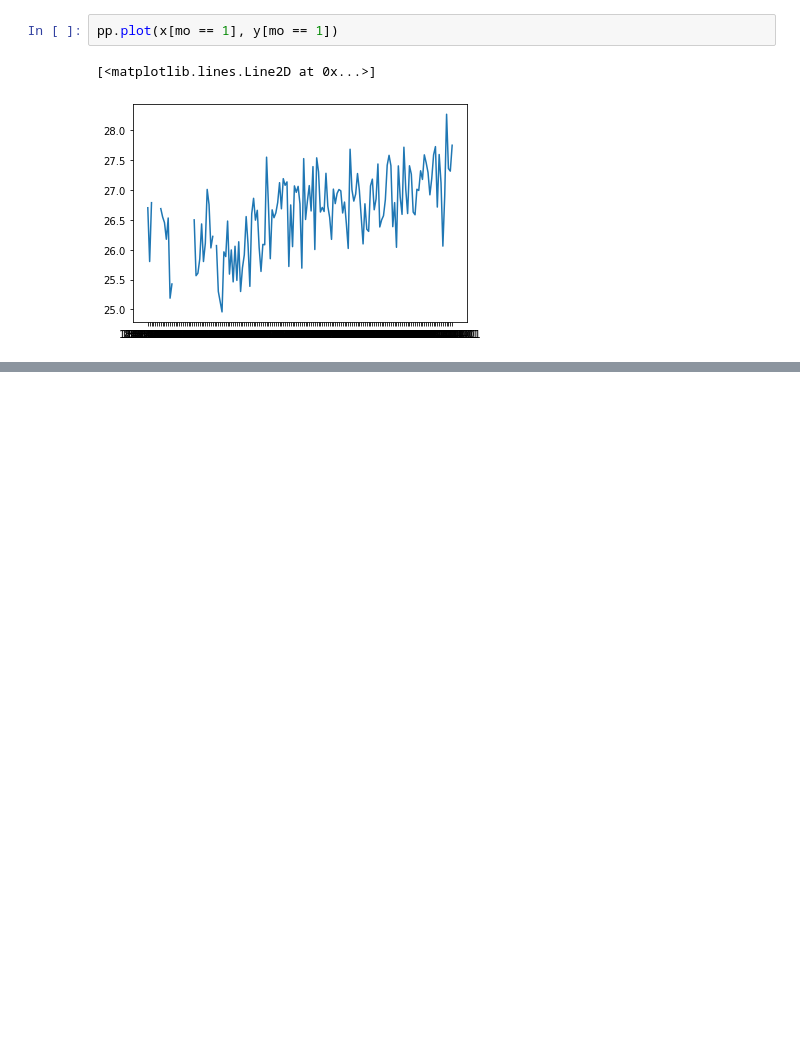
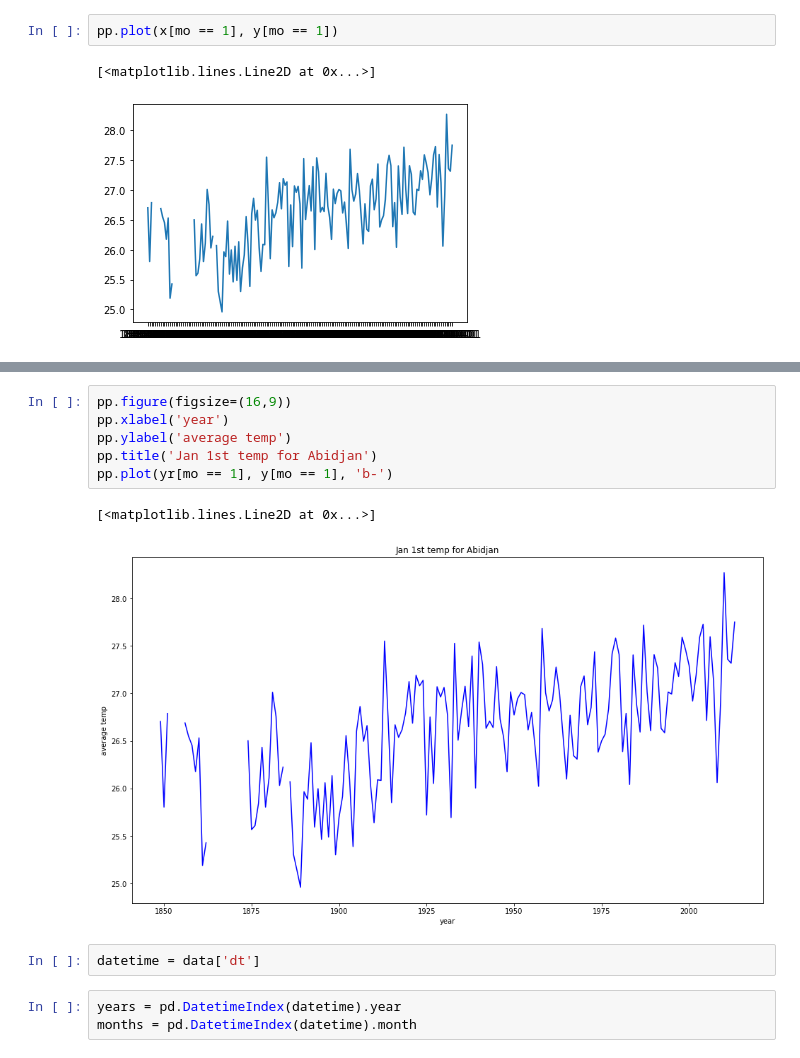
Before and after one commit to bgold-cosmos/mm2022, a Jupyter notebook: summer/exercise 2a.ipynb, the cells around one changed output, grey strips where cells are left out. Saved outputs shown, nothing was run; the diff lists cells and outputs as text; blank space fills up the shorter version.

```diff
--- a/summer/exercise 2a.ipynb
+++ b/summer/exercise 2a.ipynb
@@ -111,0 +139,14 @@ np.mean(y[mo == 1])
+# %%
+pp.figure(figsize=(16,9))
+pp.xlabel('year')
+pp.ylabel('average temp')
+pp.title('Jan 1st temp for Abidjan')
+pp.plot(yr[mo == 1], y[mo == 1], 'b-')
+# %% [output]
+[<matplotlib.lines.Line2D at 0x...>]
+[figure, added]
+# %%
+datetime = data['dt']
+# %%
+years = pd.DatetimeIndex(datetime).year
+months = pd.DatetimeIndex(datetime).month
```
Also changed, not shown: parts of 25 cells of this notebook.
